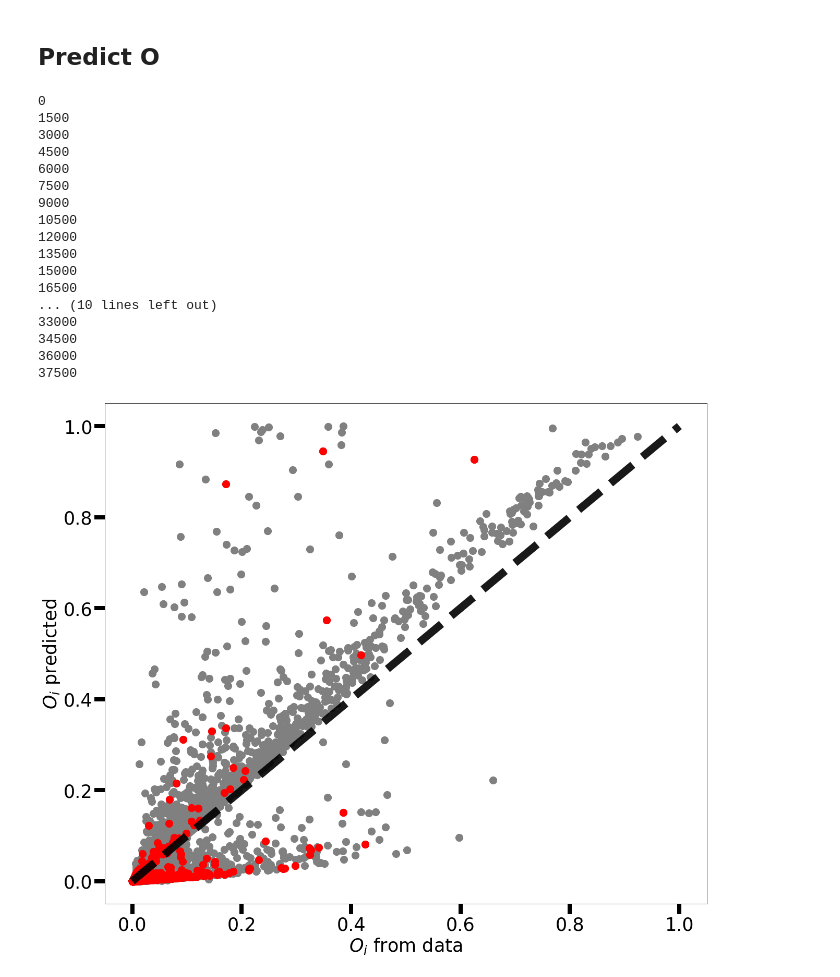
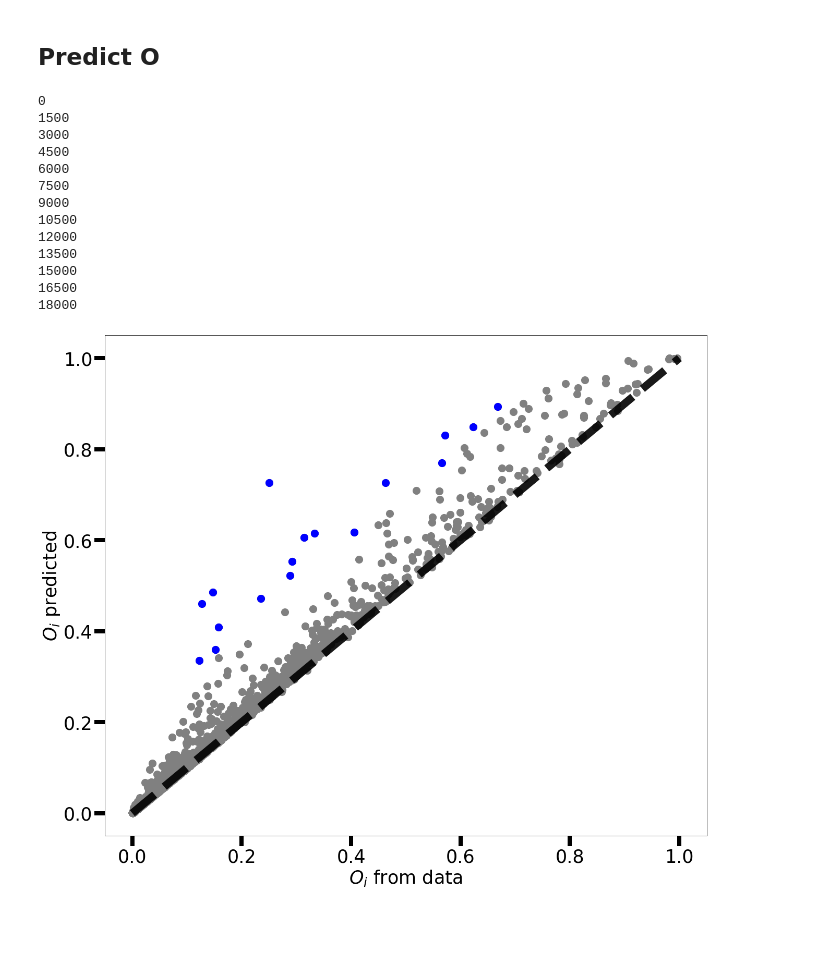
Before and after one commit to SilviaLazzardi/Emergent_Laws_in_scRNA-seq_Data, a Jupyter notebook: MouseCellAtlas/Mouse_Cell_Atlas_Data_Analysis.ipynb, the cells around one changed output. Saved outputs shown, nothing was run; the diff lists cells and outputs as text; code cells hidden in the pictures; blank space fills up the shorter version.

```diff
--- a/MouseCellAtlas/Mouse_Cell_Atlas_Data_Analysis.ipynb
+++ b/MouseCellAtlas/Mouse_Cell_Atlas_Data_Analysis.ipynb
@@ -663,10 +664,10 @@ fig.savefig("zipf.pdf")
 # %% [markdown]
 ## Predict O
 # %%
-tissue = "all"
-data = load_all_data()
-#tissue = "Liver"
-#data = load_tissue(tissue)
+#tissue = "all"
+#data = load_all_data()
+tissue = "Liver"
+data = load_tissue(tissue)
 # %%
 P = data["freq"].values
 M = data["M"].values
@@ -701,11 +702,7 @@ genes = data["freq"].index[O_real < (0.8*O_pred)].values
 13500
 15000
 16500
-... (10 lines left out)
-33000
-34500
-36000
-37500
+18000
 # %%
 f = data["freq"]
 
@@ -724,25 +721,25 @@ mask_sorted_low = f_sorted.index.isin(g_low)
 # %%
 fig, ax = plt.subplots(figsize=(18,15))
 ax.scatter(O_real, O_pred, s=200, c='gray')
 ax.plot([0,1], [0,1], color = "black", ls='--', lw=15, alpha=0.9)
 
-#ax.scatter(O_real[mask_high], O_pred[mask_high], s=200, c='b')
-#ax.scatter(O_real[mask_low], O_pred[mask_low], s=200, c='red')
+ax.scatter(O_real[mask_high], O_pred[mask_high], s=200, c='b')
+ax.scatter(O_real[mask_low], O_pred[mask_low], s=200, c='red')
 
-ax.scatter(O_real[mask_nc], O_pred[mask_nc], s=200, c='red')
+#ax.scatter(O_real[mask_nc], O_pred[mask_nc], s=200, c='red')
 
 
 ax.set_xlabel("$O_i$ from data", fontsize=35)
 ax.set_ylabel("$O_i$ predicted", fontsize=35)
 
 ax.tick_params(labelsize=35, width=8, length=20)
 ax.tick_params(which="minor", width=5, length=10)
 
 plt.tight_layout()
 plt.show()
 fig.savefig(f"O_real-O_pred_{tissue}.pdf")
 # %% [output]
-[figure, old version]
+[figure, new version]
 # %%
 with open(f"OrealOpred_overlist_{tissue}_low.txt","w") as f:
     list(map(lambda g: f.write(g+"\n"), filter(lambda g: "Rik" not in g, data["freq"].index.values[mask_low])))
```
Also changed, not shown: parts of 3 cells of this notebook.
